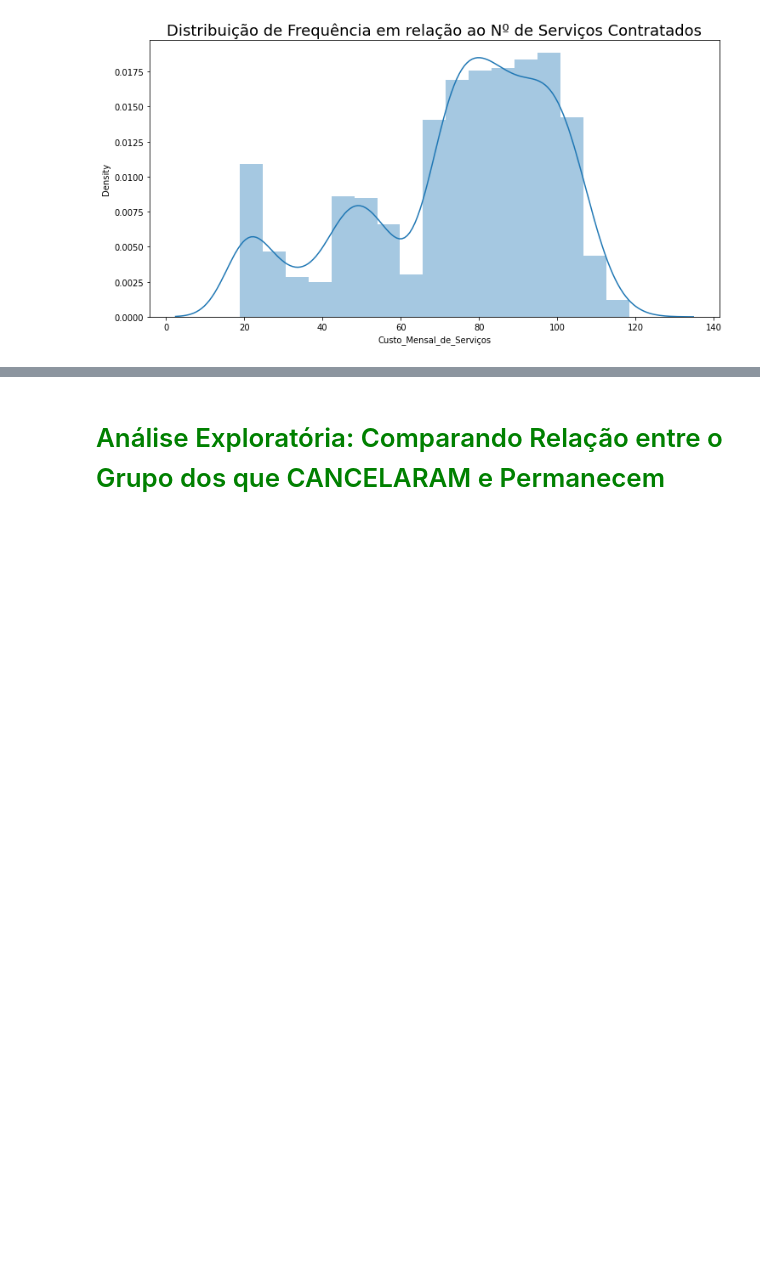
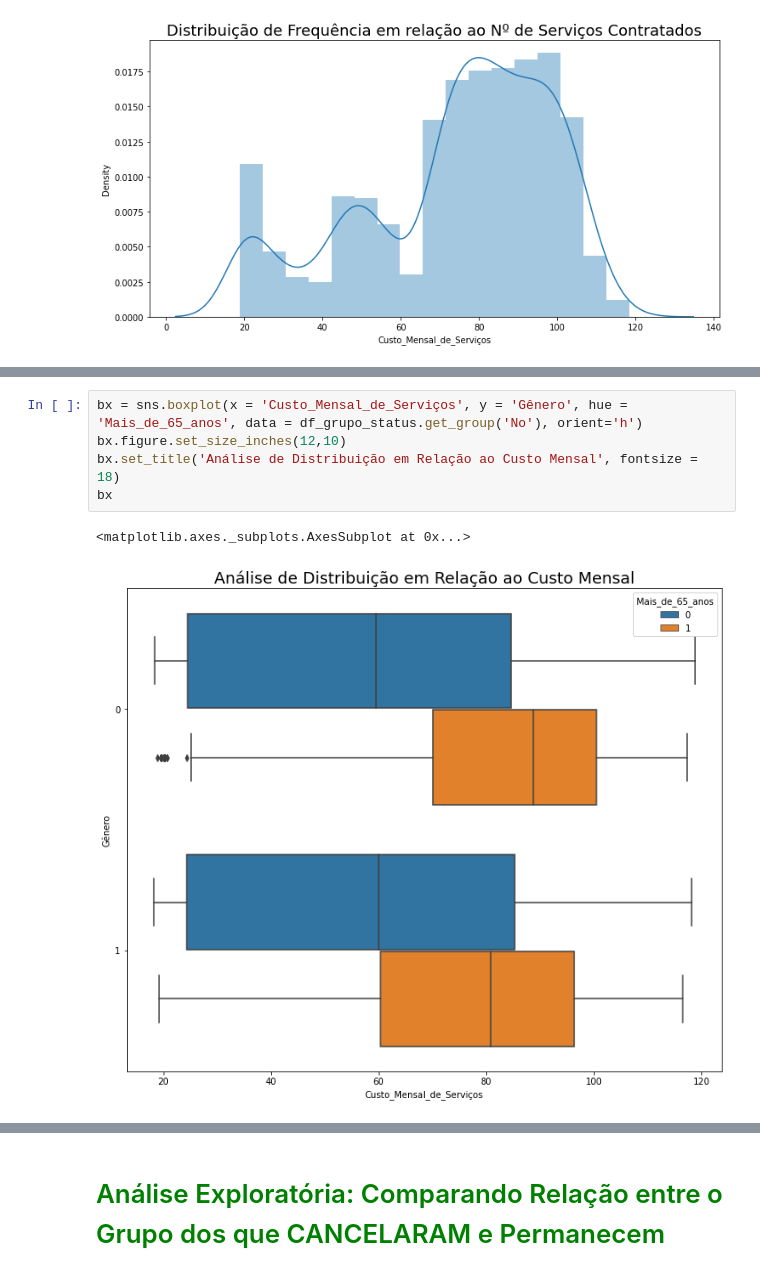
Before and after one commit to KZoc/Alura-Challenge_1_DataScience_Analise_de_Churn, a Jupyter notebook: Notebook/Challenge_Data_Science_Alura_2022.ipynb, the cells around one changed output, grey strips where cells are left out. Cells and saved outputs as stored; diff of their text form; blank space fills up the shorter version.

```diff
--- a/Notebook/Challenge_Data_Science_Alura_2022.ipynb
+++ b/Notebook/Challenge_Data_Science_Alura_2022.ipynb
@@ -694,0 +732,8 @@ cx
+# %%
+bx = sns.boxplot(x = 'Custo_Mensal_de_Serviços', y = 'Gênero', hue = 'Mais_de_65_anos', data = df_grupo_status.get_group('No'), orient='h')
+bx.figure.set_size_inches(12,10)
+bx.set_title('Análise de Distribuição em Relação ao Custo Mensal', fontsize = 18)
+bx
+# %% [output]
+<matplotlib.axes._subplots.AxesSubplot at 0x...>
+[figure, added]
```
Also changed, not shown: parts of 18 cells of this notebook.
